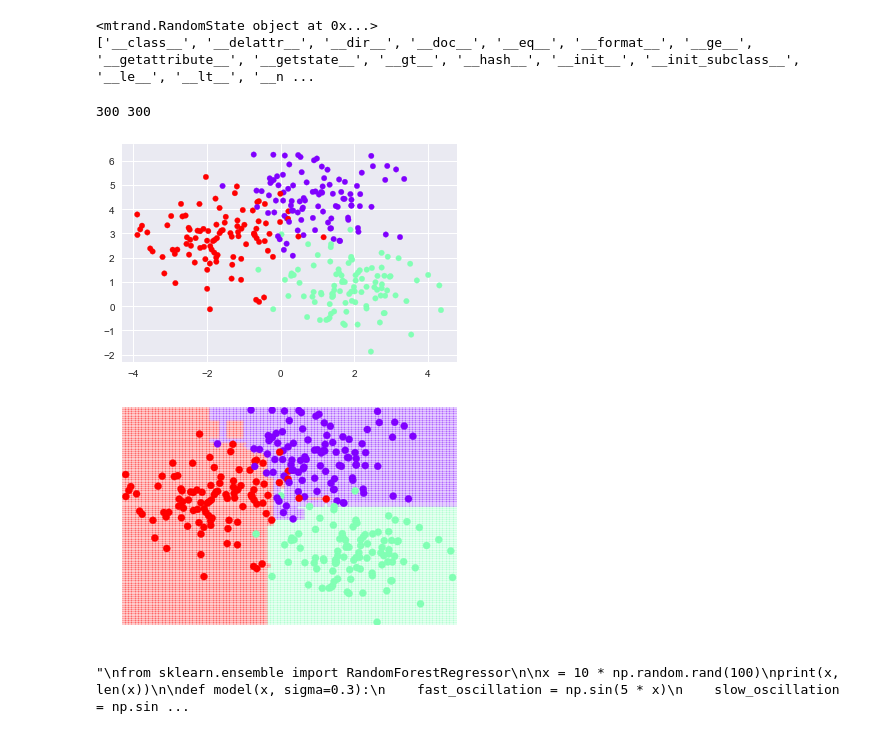
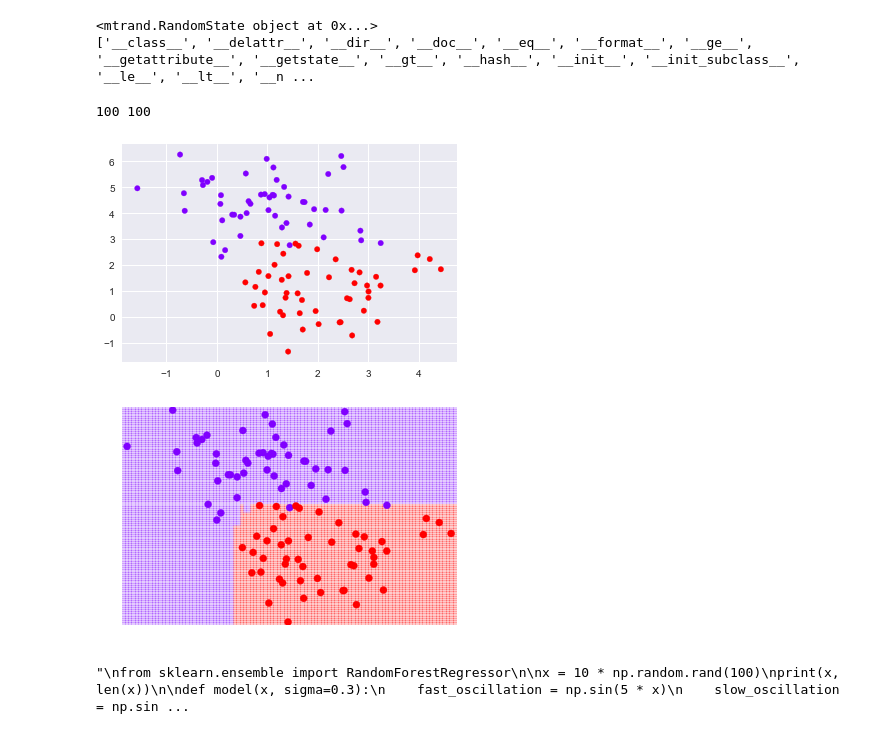
Before and after one commit to daaseucvmware/radio2018, a Jupyter notebook: notebooks/LearnForRadio.ipynb, the cells around one changed output. Cells and saved outputs as stored; diff of their text form; code cells hidden in the pictures.

```diff
--- a/notebooks/LearnForRadio.ipynb
+++ b/notebooks/LearnForRadio.ipynb
@@ -19,24 +19,24 @@ from fig_code import visualize_tree, plot_tree_interactive
 # %%
 from sklearn.datasets import make_blobs
 from sklearn.tree import DecisionTreeClassifier
 
-X, y = make_blobs(n_samples=300, centers=3,
+X, y = make_blobs(n_samples=100, centers=2,
                   random_state=0, cluster_std=1.0)
 plt.scatter(X[:, 0], X[:, 1], c=y, s=30, cmap='rainbow');
 clf = DecisionTreeClassifier(max_depth=15)
 i = np.arange(len(y))
 rng.shuffle(i)
 print (len(i), len(y) )
 # %% [output]
-300 300
+100 100
-[figure, old version]
+[figure, new version]
 # %%
 # Do random forest
 from sklearn.ensemble import RandomForestClassifier
 clf = RandomForestClassifier(n_estimators=100, random_state=0)
 visualize_tree(clf, X, y, boundaries=False);
 # %% [output]
-[figure, old version]
+[figure, new version]
 # %%
 # Do regression
 """
```
Also changed, not shown: parts of 4 cells of this notebook, 3 other files.
